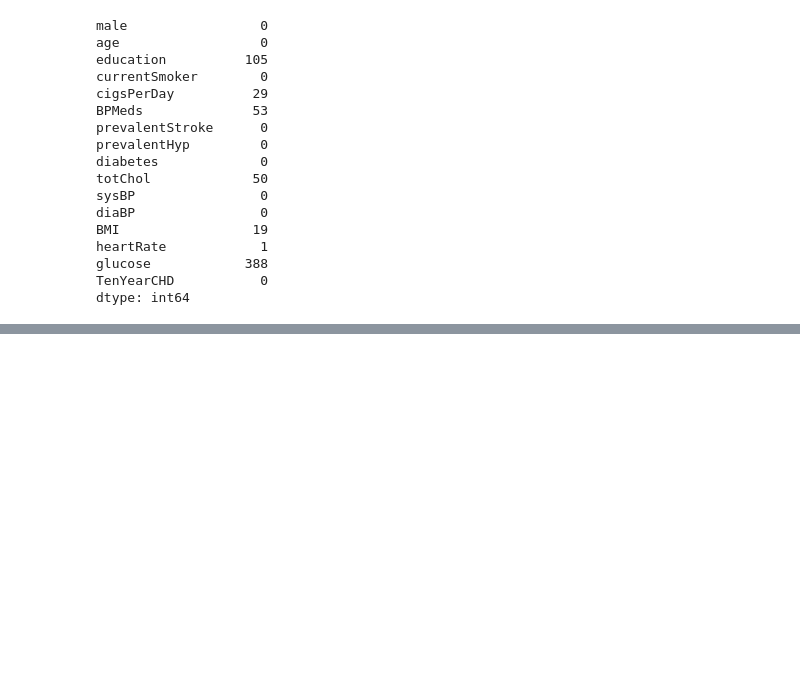
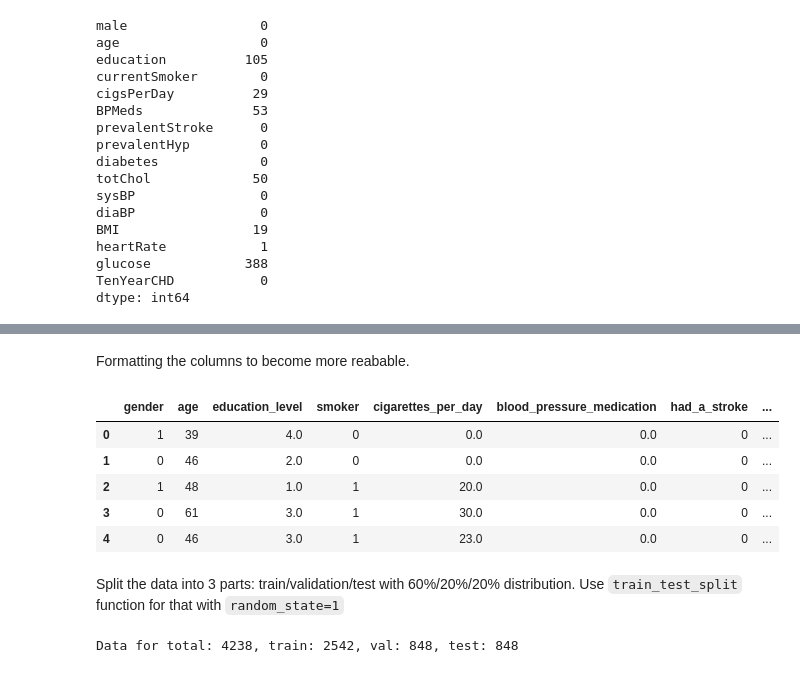
Before and after one commit to huanruizhang111/Machine-Learning-Zoomcamp-2025, a Jupyter notebook: Projects/Midterm Project/main.ipynb, the cells around one changed output, grey strips where cells are left out. Drawn from its saved outputs; the diff is of its cells as text; code cells hidden in the pictures; blank space fills up the shorter version.

Commit message:
data preparation

```diff
--- a/Projects/Midterm Project/main.ipynb
+++ b/Projects/Midterm Project/main.ipynb
@@ -139,0 +187,53 @@ dtype: int64
+# %% [markdown]
+Formatting the columns to become more reabable.
+# %%
+numercial_rename = {'age':'age',
+                    'cigsPerDay':'cigarettes_per_day',
+                    'totChol':'total_cholesterol',
+                    'sysBP':'systolic_blood_pressure',
+                    'diaBP':'diasolic_blood_pressure',
+                    'BMI':'bmi',
+                    'heartRate':'heart_rate',
+                    'glucose':'glucose_level'
+}
+
+categorical_rename = {'male':'gender',
+               'education':'education_level',
+               'currentSmoker':'smoker',
+               'BPMeds':'blood_pressure_medication',
+               'prevalentStroke':'had_a_stroke',
+               'prevalentHyp':'hypertensive',
+               'diabetes':'diabetes',
+               'TenYearCHD':'10year_chd_risk'}
+
+numercial = list(numercial_rename.values())
+categorical = list(categorical_rename.values())
+
+df = df.rename(columns=numercial_rename)
+df = df.rename(columns=categorical_rename)
+df.head()
+# %% [output]
+|  | gender | age | education_level | smoker | cigarettes_per_day | blood_pressure_medication | had_a_stroke | ... |
+| 0 | 1 | 39 | 4.0 | 0 | 0.0 | 0.0 | 0 | ... |
+| 1 | 0 | 46 | 2.0 | 0 | 0.0 | 0.0 | 0 | ... |
+| 2 | 1 | 48 | 1.0 | 1 | 20.0 | 0.0 | 0 | ... |
+| 3 | 0 | 61 | 3.0 | 1 | 30.0 | 0.0 | 0 | ... |
+| 4 | 0 | 46 | 3.0 | 1 | 23.0 | 0.0 | 0 | ... |
+# %% [markdown]
+Split the data into 3 parts: train/validation/test with 60%/20%/20% distribution. Use `train_test_split` function for that with `random_state=1`
+# %%
+from sklearn.model_selection import train_test_split
+df_full_train, df_test = train_test_split(df, test_size=0.2, random_state=1)
+df_train, df_val = train_test_split(df_full_train, test_size=0.25, random_state=1)
+
+y_train = df_train['10year_chd_risk'].values
+y_val = df_val['10year_chd_risk'].values
+y_test = df_test['10year_chd_risk'].values
+
+del df_train['10year_chd_risk']
+del df_val['10year_chd_risk']
+del df_test['10year_chd_risk']
+
+print(f'Data for total: {len(df)}, train: {len(df_train)}, val: {len(df_val)}, test: {len(df_test)}')
+# %% [output]
+Data for total: 4238, train: 2542, val: 848, test: 848
```
Also changed, not shown: parts of 3 cells of this notebook.
